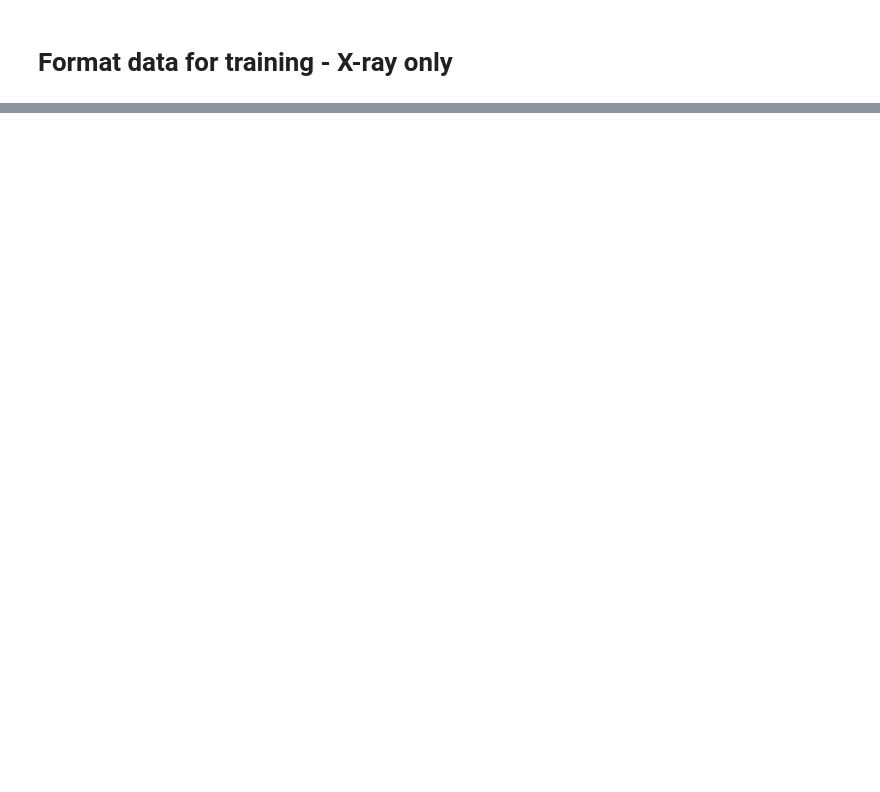
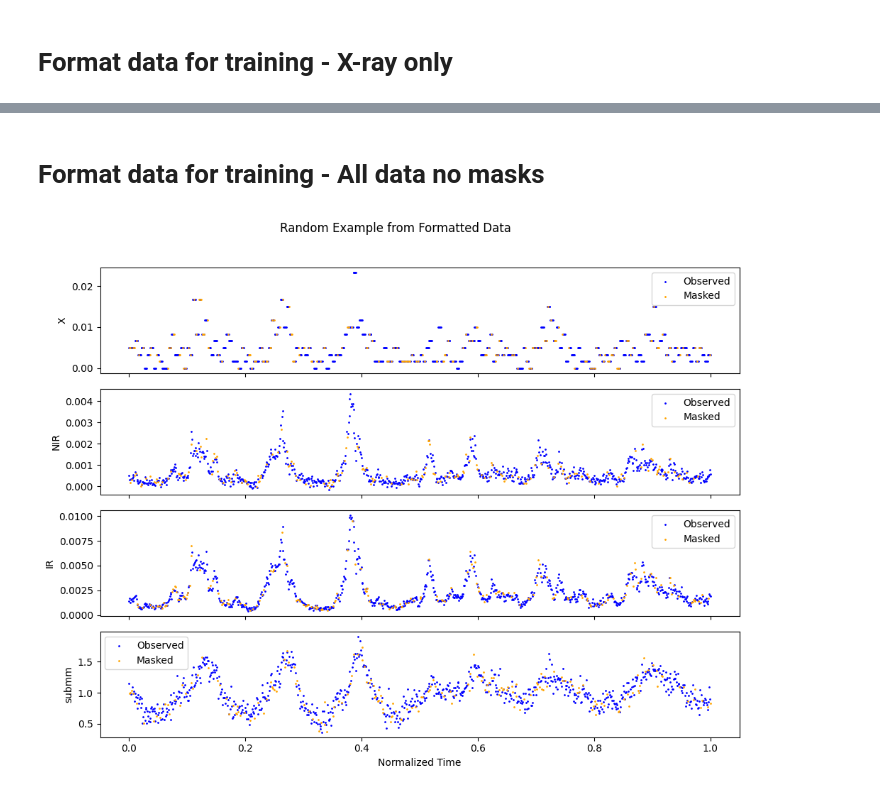
Before and after one commit to GabrielSasseville01/SgrA_Interpolation, a Jupyter notebook: Simulations/create_dataset.ipynb, the cells around one changed output, grey strips where cells are left out. Cells and saved outputs as stored; diff of their text form; code cells hidden in the pictures; blank space fills up the shorter version.

```diff
--- a/Simulations/create_dataset.ipynb
+++ b/Simulations/create_dataset.ipynb
@@ -373,0 +83,16 @@ plot_random_example("xray_data_only.npz")
+# %% [markdown]
+# Format data for training - All data no masks
+# %%
+filename = 'sgra_no_mask.npz'
+keys = ['X', 'NIR', 'IR', 'submm']
+
+simdata = simData(all_data)
+
+simdata.mask_data(mask=False, noise=0.2)
+
+simdata.create_tripletformer_data(filename, keys=keys)
+
+# Usage
+simdata.plot_random_example(filename, keys=keys)
+# %% [output]
+[figure, added]
```
Also changed, not shown: parts of 14 cells of this notebook, 2 other files.
